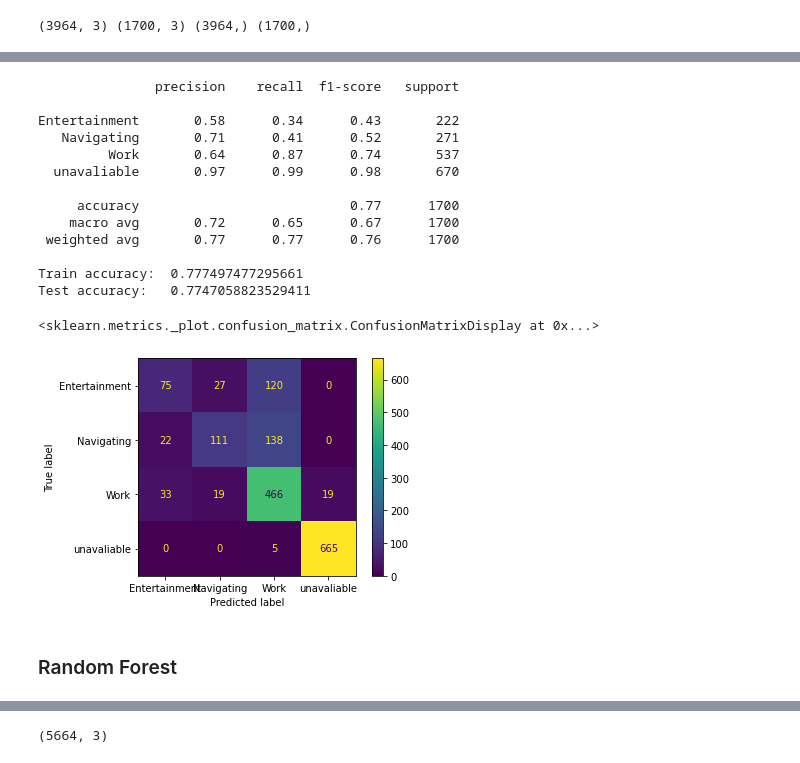
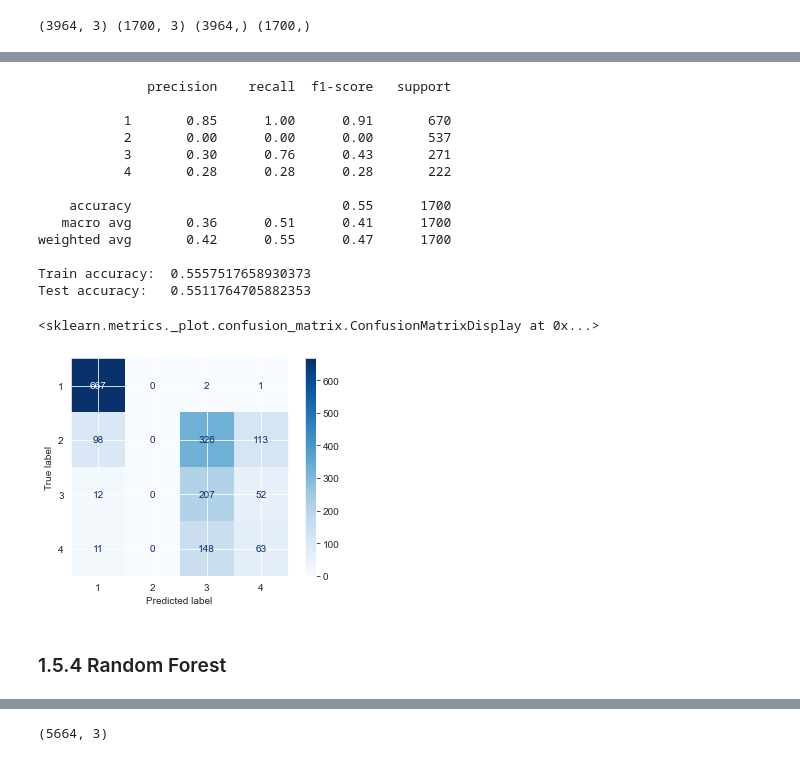
Before and after one commit to nunof98/data-fusion, a Jupyter notebook: app_classification.ipynb, the cells around one changed output, grey strips where cells are left out. Drawn from its saved outputs; the diff is of its cells as text; code cells hidden in the pictures.

```diff
--- a/app_classification.ipynb
+++ b/app_classification.ipynb
@@ -207,0 +183,4 @@ df
+# %%
+# drop irrelevant columns (std < 1)
+df = df.drop(df.std()[df.std() < 1.0].index.values, axis=1)
+df
@@ -466,5 +518,0 @@ print(X_train_pca.shape, X_test_pca.shape, y_train_pca.shape, y_test_pca.shape)
-# %%
-# build decision tree classifier
-clf_gini_pca = DecisionTreeClassifier(criterion='gini', max_depth=5, random_state=0)
-# train decision tree
-clf_gini_pca.fit(X_train_pca, y_train_pca)
@@ -472,0 +551,14 @@ DecisionTreeClassifier(max_depth=5, random_state=0)
+# %%
+# build KNeighbors classifier
+knn_pca = KNeighborsClassifier(n_neighbors=2)
+# train KNeighbors
+knn_pca.fit(X_train_pca, y_train_pca)
+
+# make prediction
+y_pred_knn_pca = knn_pca.predict(X_test_pca)
+print(classification_report(y_test_pca, y_pred_knn_pca))
+print(f'Train accuracy:\t {knn_pca.score(X_train_pca, y_train_pca)}')
+print(f'Test accuracy:\t {knn_pca.score(X_test_pca, y_test_pca)}')
+scores_pca['KNN PCA'] =  knn_pca.score(X_test_pca, y_test_pca)
+
+ConfusionMatrixDisplay.from_predictions(y_test_pca, y_pred_knn_pca, cmap='Blues')
@@ -472,0 +583,6 @@ DecisionTreeClassifier(max_depth=5, random_state=0)
+# %%
+# build MLP classifier
+mlp_pca = MLPClassifier(hidden_layer_sizes=(200, 40, 10), activation='relu', solver='adam', max_iter=1000)
+# train model
+mlp_pca.fit(X_train_pca, y_train_pca)
+plt.plot(mlp_pca.loss_curve_)
@@ -473,30 +592,30 @@ DecisionTreeClassifier(max_depth=5, random_state=0)
 # %%
 # make prediction
-y_pred_clf_gini_pca = clf_gini_pca.predict(X_test_pca)
-print(classification_report(y_test_pca, y_pred_clf_gini_pca))
-print(f'Train accuracy:\t {clf_gini_pca.score(X_train_pca, y_train_pca)}')
-print(f'Test accuracy:\t {clf_gini_pca.score(X_test_pca, y_test_pca)}')
-scores_pca['Decision Tree PCA'] =  clf_gini_pca.score(X_test_pca, y_test_pca)
+y_pred_mlp_pca = mlp_pca.predict(X_test_pca)
+print(classification_report(y_test_pca, y_pred_mlp_pca))
+print(f'Train accuracy:\t {mlp_pca.score(X_train_pca, y_train_pca)}')
+print(f'Test accuracy:\t {mlp_pca.score(X_test_pca, y_test_pca)}')
+scores_pca['MLP PCA'] =  mlp_pca.score(X_test_pca, y_test_pca)
 
-ConfusionMatrixDisplay.from_predictions(y_test_pca, y_pred_clf_gini_pca)
+ConfusionMatrixDisplay.from_predictions(y_test_pca, y_pred_mlp_pca, cmap='Blues')
 # %% [output]
-               precision    recall  f1-score   support
+              precision    recall  f1-score   support
 
-Entertainment       0.58      0.34      0.43       222
-   Navigating       0.71      0.41      0.52       271
-         Work       0.64      0.87      0.74       537
-  unavaliable       0.97      0.99      0.98       670
+           1       0.85      1.00      0.91       670
+           2       0.00      0.00      0.00       537
+           3       0.30      0.76      0.43       271
+           4       0.28      0.28      0.28       222
 
-     accuracy                           0.77      1700
-    macro avg       0.72      0.65      0.67      1700
- weighted avg       0.77      0.77      0.76      1700
+    accuracy                           0.55      1700
+   macro avg       0.36      0.51      0.41      1700
+weighted avg       0.42      0.55      0.47      1700
 
-Train accuracy:  0.777497477295661
-Test accuracy:   0.7747058823529411
+Train accuracy:  0.5557517658930373
+Test accuracy:   0.5511764705882353
 <sklearn.metrics._plot.confusion_matrix.ConfusionMatrixDisplay at 0x...>
-[figure, old version]
+[figure, new version]
 # %% [markdown]
-### Random Forest
+### 1.5.4 Random Forest
 # %%
 # build random forest classifier
 rfc_pca = RandomForestClassifier(criterion='gini', n_estimators=5, random_state=1, n_jobs=2)
```
Also changed, not shown: parts of 190 cells of this notebook.
